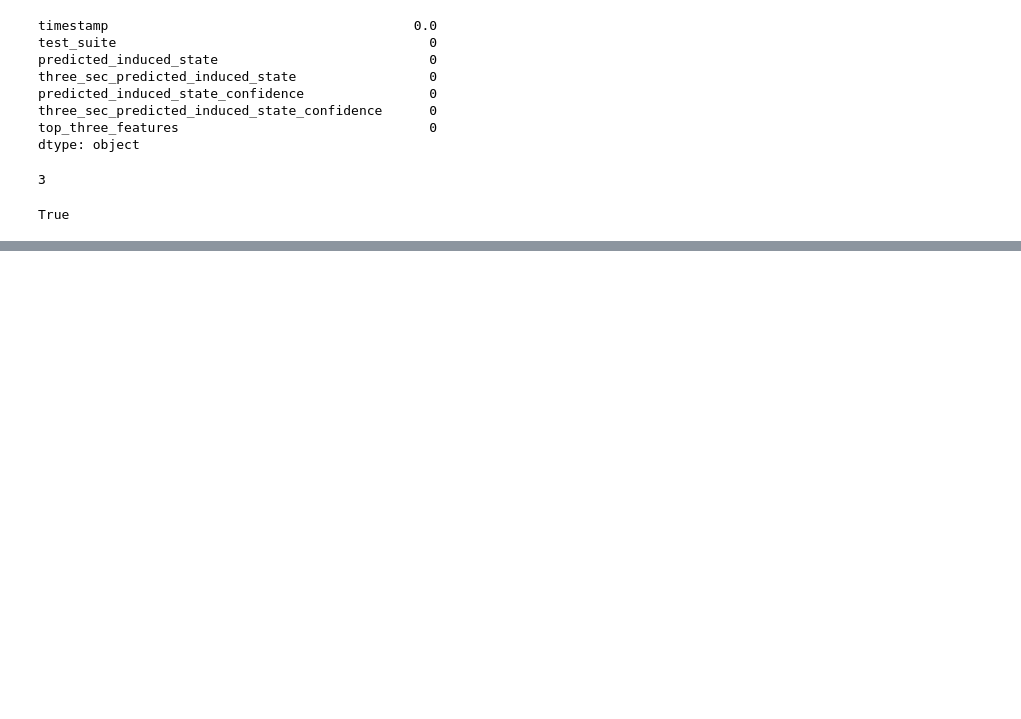
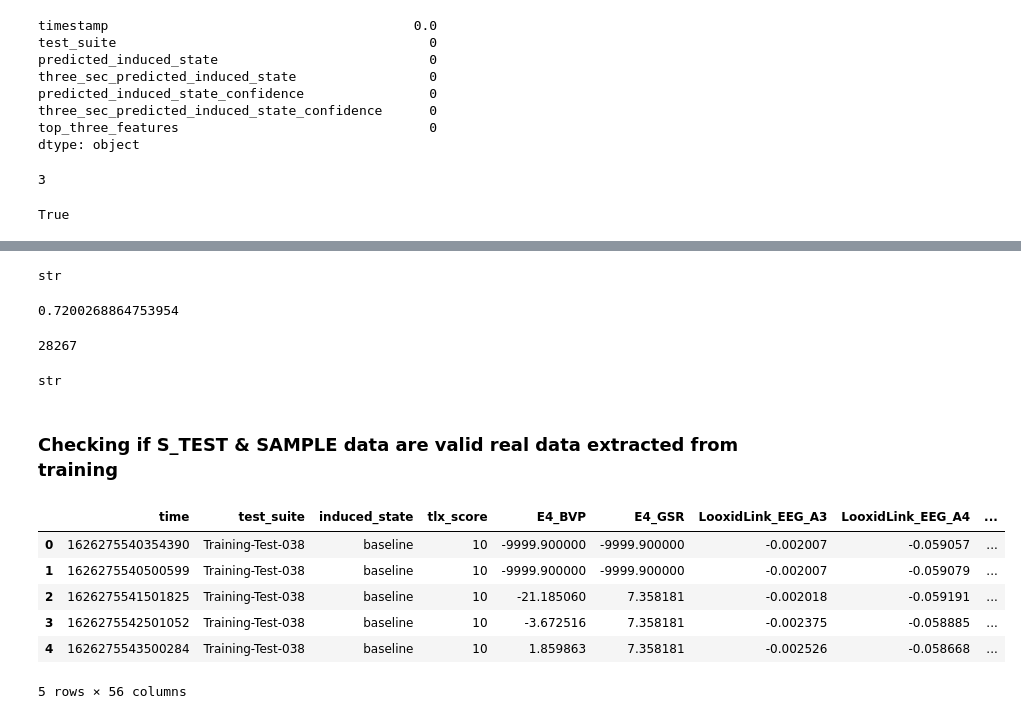
Before and after one commit to waynnbz/Cog-State-Classification, a Jupyter notebook: Scorer.ipynb, the cells around one changed output, grey strips where cells are left out. Saved outputs shown, nothing was run; the diff lists cells and outputs as text; code cells hidden in the pictures; blank space fills up the shorter version.

```diff
--- a/Scorer.ipynb
+++ b/Scorer.ipynb
@@ -4 +8,20 @@ import numpy as np
+# %%
+# DATA PATHS
+TRAIN_PATH = 'data/data_training.csv'
+PROV_PATH = 'data/data_provisional.csv'
+SAMPLE_PATH = 'data/sample-data.csv'
+# OUTPUT PATHS
+OUTPUT_PATH = 'submissions/output/'
+
+# Sample Data Paths
+S_TRAIN = 'sample-submission/code/data/training.csv'
+S_TEST = 'sample-submission/code/data/testing.csv'
+S_SOL = 'sample-submission/solution/solution.csv'
+
+category = {'low':0, 'medium':1, 'high':2, 'baseline':3, 'channelized':4, 'surprise':5}
+rev_category = { v:k for k,v in category.items()}
+output_header = ['timestamp', 'test_suite', 'predicted_induced_state',
+       'three_sec_predicted_induced_state',
+       'predicted_induced_state_confidence',
+       'three_sec_predicted_induced_state_confidence', 'top_three_features']
 # %%
@@ -44,0 +157,2 @@ True
+# %%
+sample_data = pd.read_csv(SAMPLE_PATH)
@@ -44,0 +196,16 @@ True
+# %%
+type(my['predicted_induced_state_confidence'][0])
+# %% [output]
+str
+# %%
+sum(s_sol.predicted_induced_state != my.predicted_induced_state)/s_sol.shape[0]
+# %% [output]
+0.7200268864753954
+# %%
+sum(s_sol.predicted_induced_state_confidence != my.predicted_induced_state_confidence)
+# %% [output]
+28267
+# %%
+type(s_sol.predicted_induced_state_confidence[0])
+# %% [output]
+str
@@ -44,0 +217,12 @@ True
+# %% [markdown]
+### Checking if S_TEST & SAMPLE data are valid real data extracted from training
+# %%
+sample_data[sample_data.test_suite == 'Training-Test-038'].head()
+# %% [output]
+|  | time | test_suite | induced_state | tlx_score | E4_BVP | E4_GSR | LooxidLink_EEG_A3 | LooxidLink_EEG_A4 | ... |
+| 0 | 1626275540354390 | Training-Test-038 | baseline | 10 | -9999.900000 | -9999.900000 | -0.002007 | -0.059057 | ... |
+| 1 | 1626275540500599 | Training-Test-038 | baseline | 10 | -9999.900000 | -9999.900000 | -0.002007 | -0.059079 | ... |
+| 2 | 1626275541501825 | Training-Test-038 | baseline | 10 | -21.185060 | 7.358181 | -0.002018 | -0.059191 | ... |
+| 3 | 1626275542501052 | Training-Test-038 | baseline | 10 | -3.672516 | 7.358181 | -0.002375 | -0.058885 | ... |
+| 4 | 1626275543500284 | Training-Test-038 | baseline | 10 | 1.859863 | 7.358181 | -0.002526 | -0.058668 | ... |
+5 rows × 56 columns
```
Also changed, not shown: parts of 26 cells of this notebook, 4 other files.
